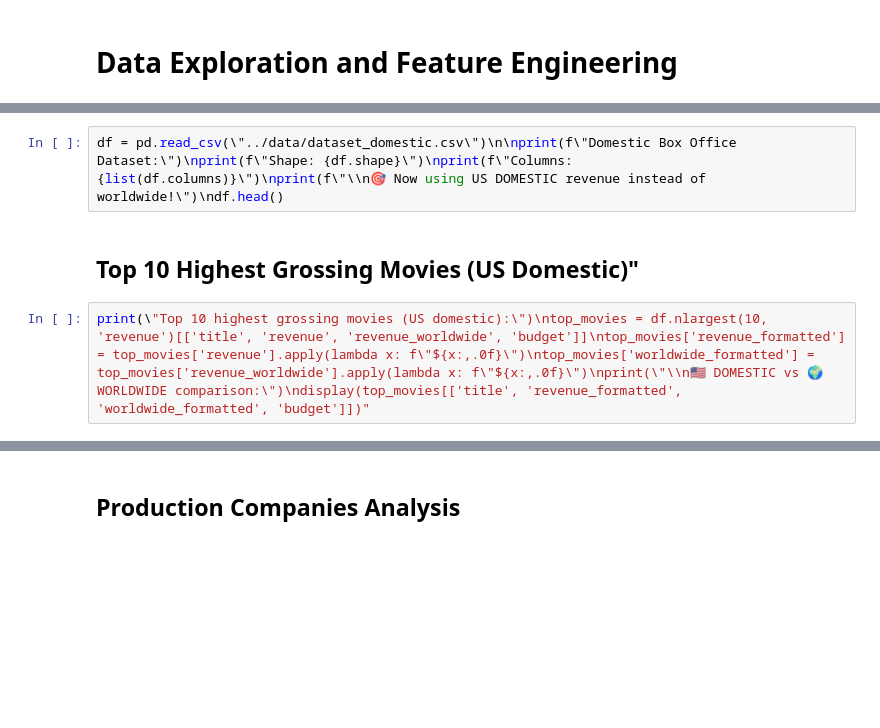
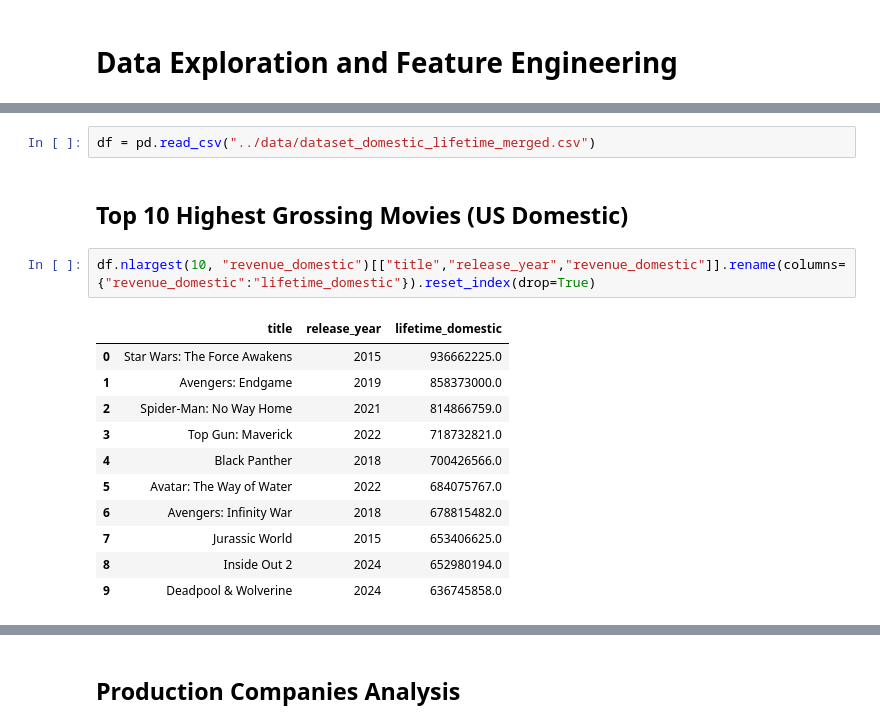
Before and after one commit to jasmineplows/box_office, a Jupyter notebook: code/2.feature-engineering.ipynb, the cells around one changed output, grey strips where cells are left out. Drawn from its saved outputs; the diff is of its cells as text; blank space fills up the shorter version.

```diff
--- a/code/2.feature-engineering.ipynb
+++ b/code/2.feature-engineering.ipynb
@@ -8,6 +16,18 @@ import numpy as np
-# %%
-df = pd.read_csv(\"../data/dataset_domestic.csv\")\n\nprint(f\"Domestic Box Office Dataset:\")\nprint(f\"Shape: {df.shape}\")\nprint(f\"Columns: {list(df.columns)}\")\nprint(f\"\\n🎯 Now using US DOMESTIC revenue instead of worldwide!\")\ndf.head()
+# %%
+df = pd.read_csv("../data/dataset_domestic_lifetime_merged.csv")
 # %% [markdown]
-## Top 10 Highest Grossing Movies (US Domestic)"
+## Top 10 Highest Grossing Movies (US Domestic)
-# %%
-print(\"Top 10 highest grossing movies (US domestic):\")\ntop_movies = df.nlargest(10, 'revenue')[['title', 'revenue', 'revenue_worldwide', 'budget']]\ntop_movies['revenue_formatted'] = top_movies['revenue'].apply(lambda x: f\"${x:,.0f}\")\ntop_movies['worldwide_formatted'] = top_movies['revenue_worldwide'].apply(lambda x: f\"${x:,.0f}\")\nprint(\"\\n🇺🇸 DOMESTIC vs 🌍 WORLDWIDE comparison:\")\ndisplay(top_movies[['title', 'revenue_formatted', 'worldwide_formatted', 'budget']])"
+# %%
+df.nlargest(10, "revenue_domestic")[["title","release_year","revenue_domestic"]].rename(columns={"revenue_domestic":"lifetime_domestic"}).reset_index(drop=True)
+# %% [output]
+|  | title | release_year | lifetime_domestic |
+| 0 | Star Wars: The Force Awakens | 2015 | 936662225.0 |
+| 1 | Avengers: Endgame | 2019 | 858373000.0 |
+| 2 | Spider-Man: No Way Home | 2021 | 814866759.0 |
+| 3 | Top Gun: Maverick | 2022 | 718732821.0 |
+| 4 | Black Panther | 2018 | 700426566.0 |
+| 5 | Avatar: The Way of Water | 2022 | 684075767.0 |
+| 6 | Avengers: Infinity War | 2018 | 678815482.0 |
+| 7 | Jurassic World | 2015 | 653406625.0 |
+| 8 | Inside Out 2 | 2024 | 652980194.0 |
+| 9 | Deadpool & Wolverine | 2024 | 636745858.0 |
```
Also changed, not shown: parts of 28 cells of this notebook, 5 other files.
